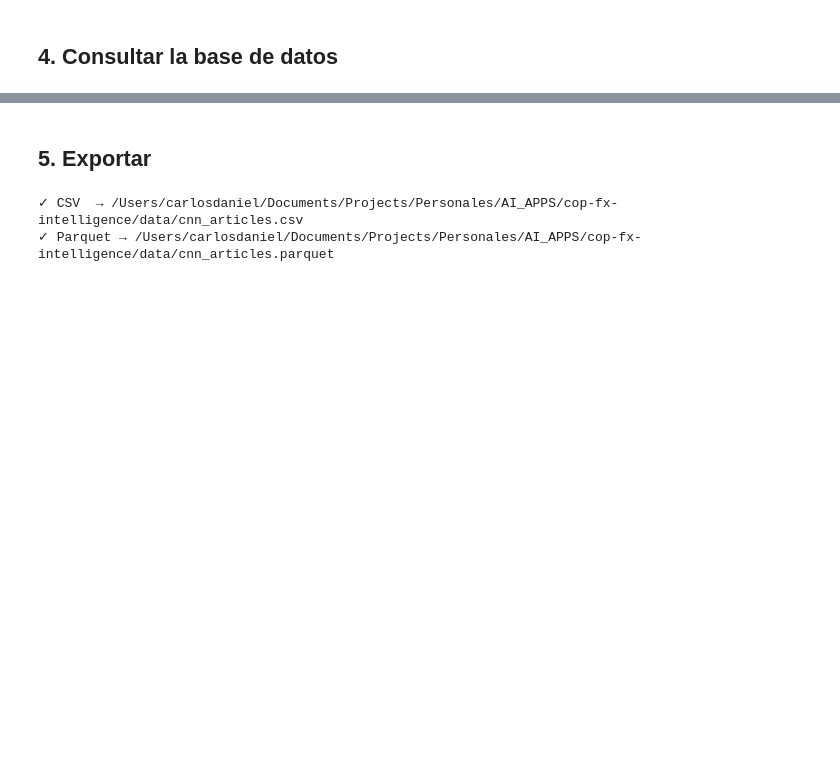
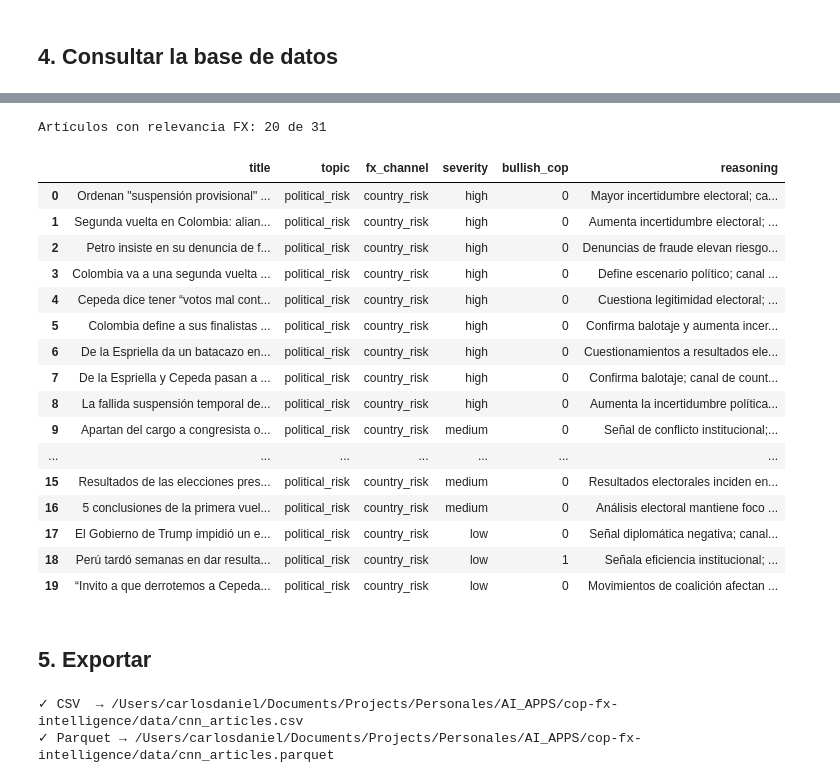
Before and after one commit to carlosjimenez88M/cop-fx-intelligence, a Jupyter notebook: notebooks/cnn.ipynb, the cells around one changed output, grey strips where cells are left out. Drawn from its saved outputs; the diff is of its cells as text; code cells hidden in the pictures; blank space fills up the shorter version.

```diff
--- a/notebooks/cnn.ipynb
+++ b/notebooks/cnn.ipynb
@@ -228,26 +176,0 @@ Regla del curso (módulo 06): cada nodo devuelve **solo sus updates parciales**,
-# %%
-from typing import TypedDict
-
-from langgraph.graph import END, START, StateGraph
-
-
-class EnrichState(TypedDict, total=False):
-    articles: list[CNNArticle]            # SILVER (entrada)
-    tags: dict[int, CNNArticleTag]        # GOLD (salida del nodo LLM)
-
-
-def enrich_node(state: EnrichState) -> EnrichState:
-    return {"tags": enrich_with_llm(state["articles"], batch_size=10)}
-
-
-workflow = StateGraph(EnrichState)
-workflow.add_node("enrich", enrich_node)
-workflow.add_edge(START, "enrich")
-workflow.add_edge("enrich", END)
-graph = workflow.compile()
-
-print(graph.get_graph().draw_mermaid())
-
-final_state = graph.invoke({"articles": articles[:5]})   # lote corto: demo
-for i, tag in sorted(final_state["tags"].items()):
-    print(f"[{i}] {tag.topic:15s} {tag.keywords}")
@@ -371,3 +465,38 @@ Artículos de 'economía': 0
+# %%
+# Solo lo que tiene canal de transmisión al dólar — el "filtro de oro" del sistema
+conn = sqlite3.connect(DB_PATH)
+df_fx = pd.read_sql(
+    """
+    SELECT title, topic, fx_channel, severity, bullish_cop, reasoning
+    FROM articles
+    WHERE fx_relevance != 'none'
+    ORDER BY CASE severity WHEN 'high' THEN 0 WHEN 'medium' THEN 1 ELSE 2 END
+    """,
+    conn,
+)
+conn.close()
+
+print(f"Artículos con relevancia FX: {len(df_fx)} de {len(df_db)}")
+df_fx
+# %% [output]
+Artículos con relevancia FX: 20 de 31
+|  | title | topic | fx_channel | severity | bullish_cop | reasoning |
+| 0 | Ordenan "suspensión provisional" ... | political_risk | country_risk | high | 0 | Mayor incertidumbre electoral; ca... |
+| 1 | Segunda vuelta en Colombia: alian... | political_risk | country_risk | high | 0 | Aumenta incertidumbre electoral; ... |
+| 2 | Petro insiste en su denuncia de f... | political_risk | country_risk | high | 0 | Denuncias de fraude elevan riesgo... |
+| 3 | Colombia va a una segunda vuelta ... | political_risk | country_risk | high | 0 | Define escenario político; canal ... |
+| 4 | Cepeda dice tener “votos mal cont... | political_risk | country_risk | high | 0 | Cuestiona legitimidad electoral; ... |
+| 5 | Colombia define a sus finalistas ... | political_risk | country_risk | high | 0 | Confirma balotaje y aumenta incer... |
+| 6 | De la Espriella da un batacazo en... | political_risk | country_risk | high | 0 | Cuestionamientos a resultados ele... |
+| 7 | De la Espriella y Cepeda pasan a ... | political_risk | country_risk | high | 0 | Confirma balotaje; canal de count... |
+| 8 | La fallida suspensión temporal de... | political_risk | country_risk | high | 0 | Aumenta la incertidumbre política... |
+| 9 | Apartan del cargo a congresista o... | political_risk | country_risk | medium | 0 | Señal de conflicto institucional;... |
+| ... | ... | ... | ... | ... | ... | ... |
+| 15 | Resultados de las elecciones pres... | political_risk | country_risk | medium | 0 | Resultados electorales inciden en... |
+| 16 | 5 conclusiones de la primera vuel... | political_risk | country_risk | medium | 0 | Análisis electoral mantiene foco ... |
+| 17 | El Gobierno de Trump impidió un e... | political_risk | country_risk | low | 0 | Señal diplomática negativa; canal... |
+| 18 | Perú tardó semanas en dar resulta... | political_risk | country_risk | low | 1 | Señala eficiencia institucional; ... |
+| 19 | “Invito a que derrotemos a Cepeda... | political_risk | country_risk | low | 0 | Movimientos de coalición afectan ... |
 # %% [markdown]
 ## 5. Exportar
 # %%
```
Also changed, not shown: parts of 22 cells of this notebook, 2 other files.
